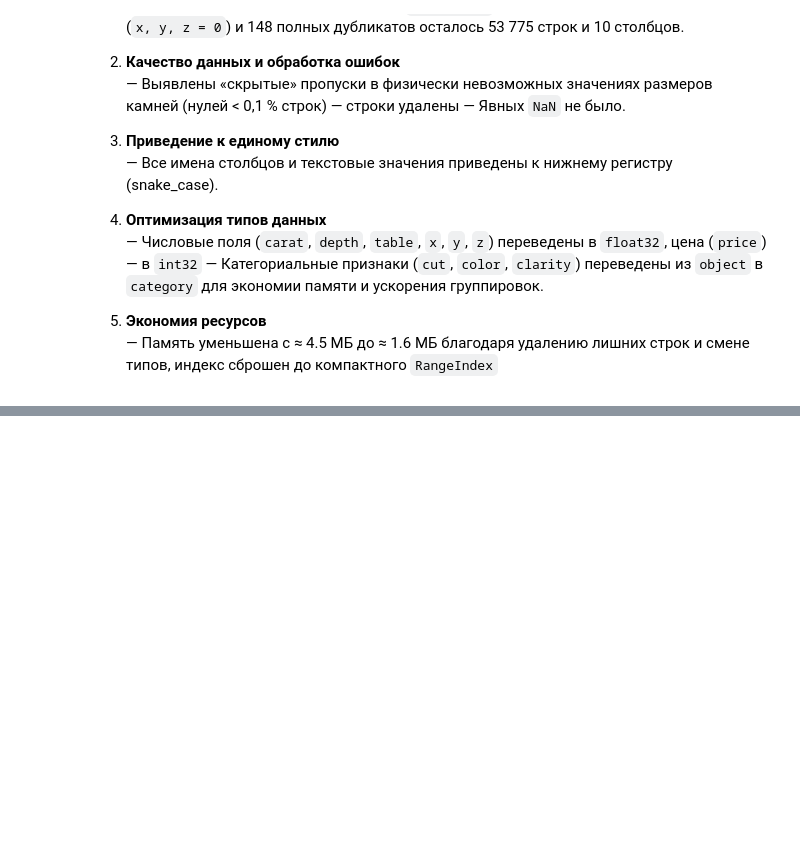
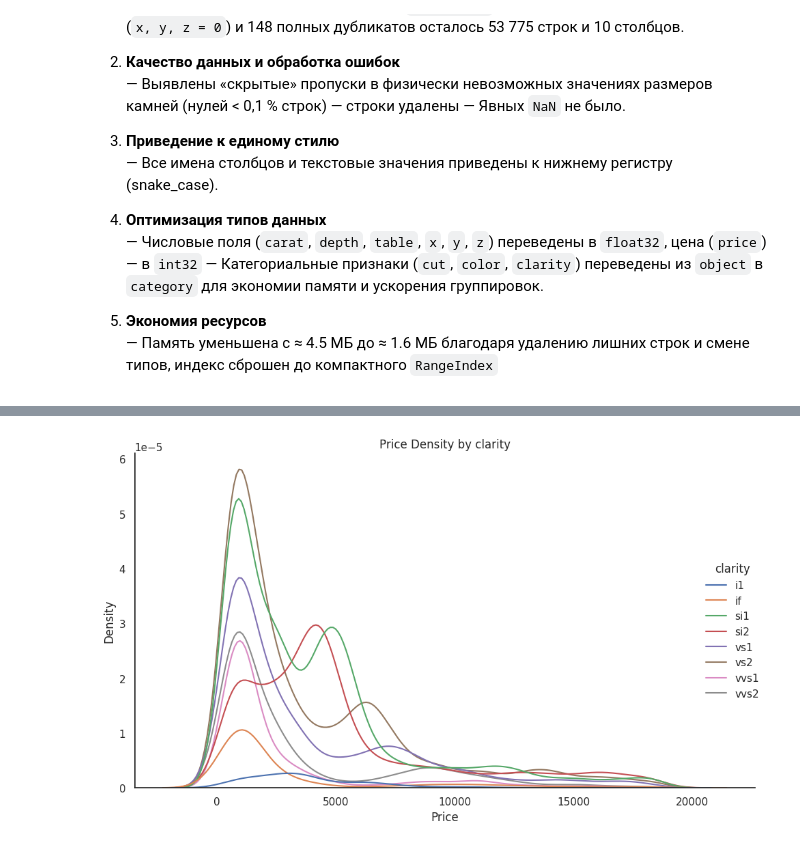
Before and after one commit to Lomikk/diamonds_data_analysis_practice-2025-Yashkov, a Jupyter notebook: diamonds_preprocessing_practice.ipynb, the cells around one changed output, grey strips where cells are left out. Drawn from its saved outputs; the diff is of its cells as text; code cells hidden in the pictures; blank space fills up the shorter version.

```diff
--- a/diamonds_preprocessing_practice.ipynb
+++ b/diamonds_preprocessing_practice.ipynb
@@ -293,0 +866,11 @@ memory usage: 1.6 MB
+# %%
+category = 'clarity' # 'cut', 'color' или 'clarity'
+
+sns.displot(df, x='price', hue=category, kind='kde', height=6, aspect=1.5)
+plt.title(f'Price Density by {category}')
+plt.xlabel('Price')
+plt.ylabel('Density')
+plt.tight_layout()
+plt.show()
+# %% [output]
+[figure, added]
```
Also changed, not shown: parts of 59 cells of this notebook.
